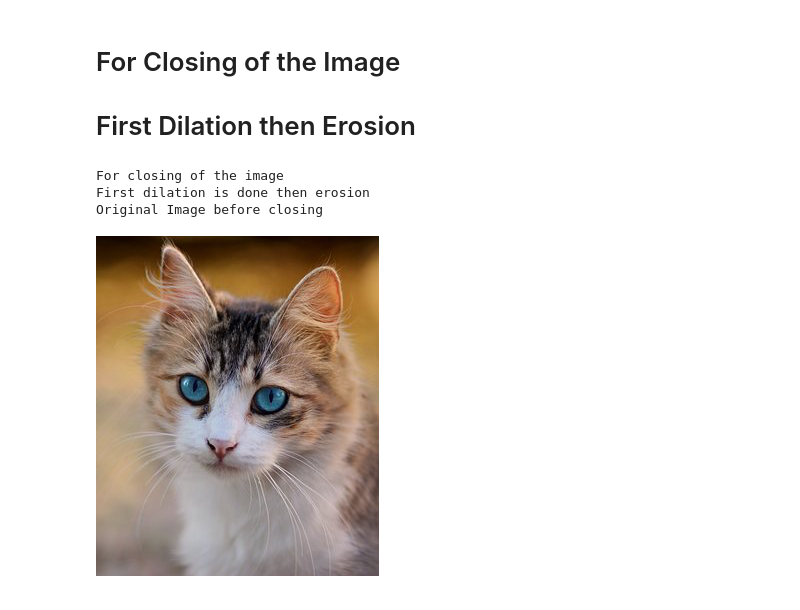
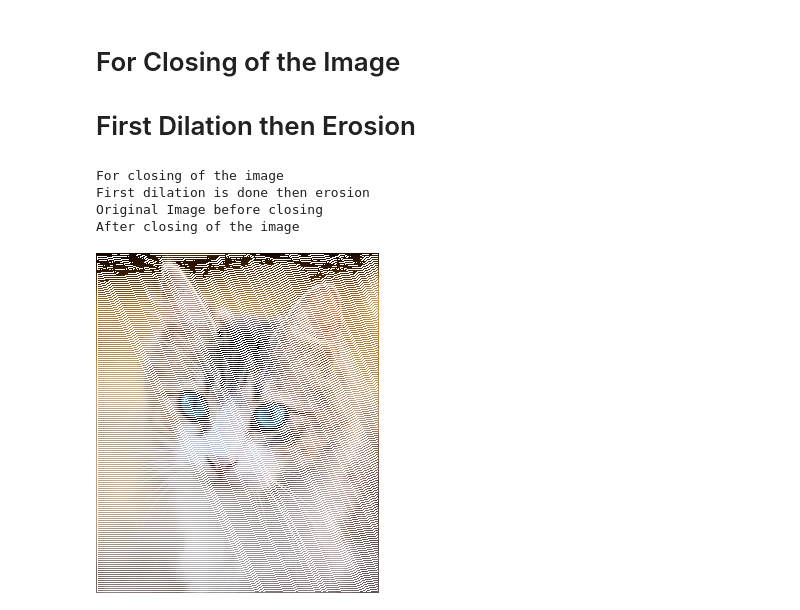
Before and after one commit to TanujRohilla/Digital-Image-Processing, a Jupyter notebook: Erosion and Dilation of an Image.ipynb, the cells around one changed output. Drawn from its saved outputs; the diff is of its cells as text; code cells hidden in the pictures.

Commit message:
Erosion and Dilation of Image

```diff
--- a/Erosion and Dilation of an Image.ipynb
+++ b/Erosion and Dilation of an Image.ipynb
@@ -196,7 +196,7 @@ print("First dilation is done then erosion")
 img = Image.open('cat4.jpg')
 pixels = img.load()
 print("Original Image before closing")
-display(img)
+#display(img)
 
 for i in range(rows):
     for j in range(cols):
@@ -230,31 +230,32 @@ for i in range(rows):
         elif i == rows-1 & j == cols-1:
             pass
         elif i == 0:
             pass
         elif j == 0:
             pass
         elif i == rows-1:
             pass
         elif j == cols-1:
             pass
         else:
             m1 = [
               [pixels[i-1, j-1][2], pixels[i-1, j][2], pixels[i-1, j+1][2]],
               [pixels[i, j-1][2], pixels[i, j][2], pixels[i, j+1][2]],
               [pixels[i+1, j-1][2], pixels[i+1, j][2], pixels[i+1, j+1][2]]
             ]
             if check(m1, structuring_element) == True:
                 if check_all(m1, structuring_element) == False:
                     pixels[i, j] = (255, 255, 0)
 for i in range(rows):
     for j in range(cols):
         if pixels[i, j] == (255,255,0):
             pixels[i, j] = (255,255,255)
 
 print("After closing of the image")
 display(img)
 # %% [output]
 For closing of the image
 First dilation is done then erosion
 Original Image before closing
+After closing of the image
-[figure, old version]
+[figure, new version]
```
